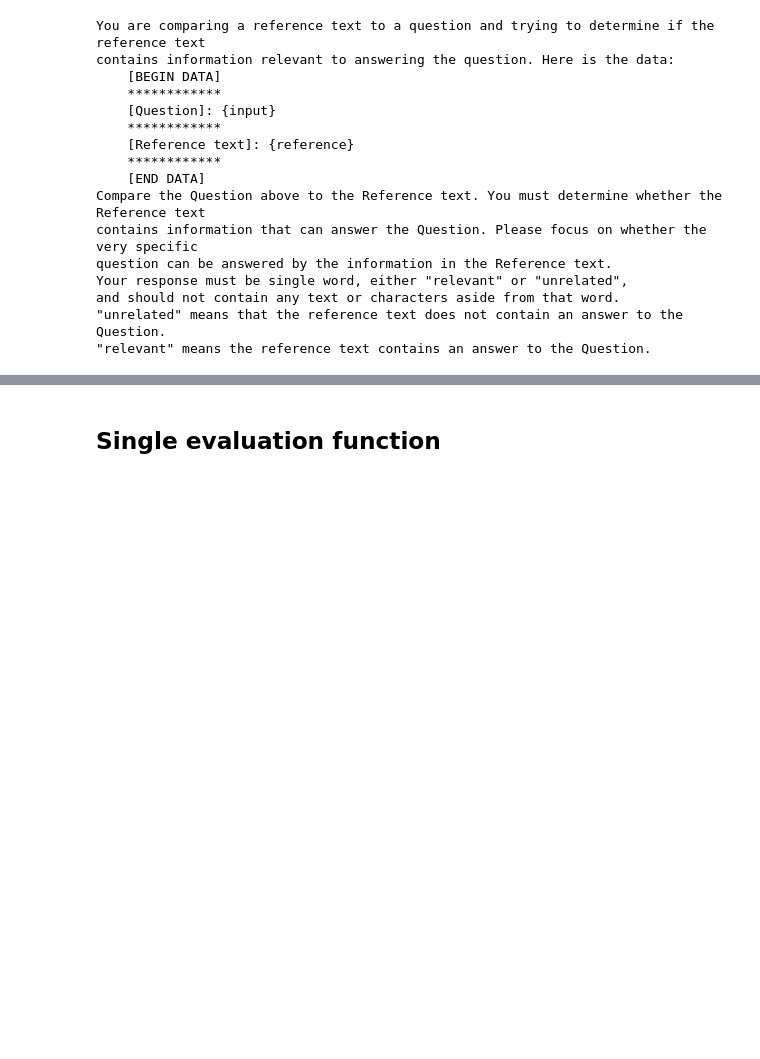
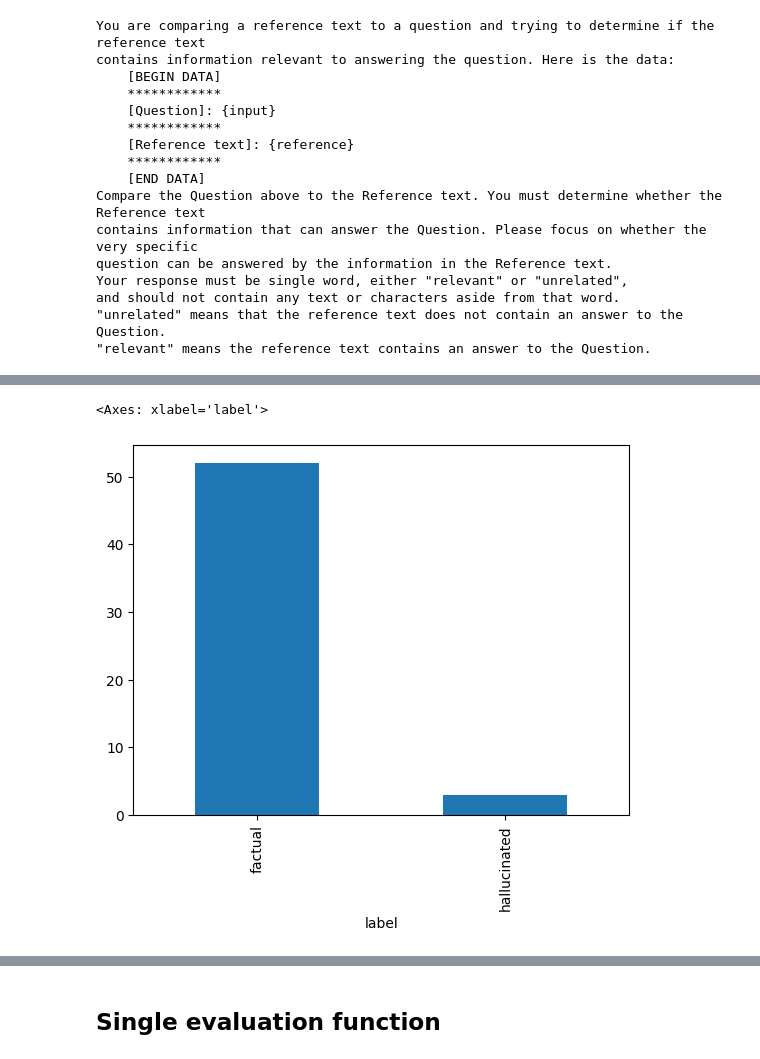
Before and after one commit to miem-refugees/travel-agent, a Jupyter notebook: notebooks/rag_evaluation.ipynb, the cells around one changed output, grey strips where cells are left out. Saved outputs shown, nothing was run; the diff lists cells and outputs as text; code cells hidden in the pictures; blank space fills up the shorter version.

```diff
--- a/notebooks/rag_evaluation.ipynb
+++ b/notebooks/rag_evaluation.ipynb
@@ -244,0 +261,8 @@ Name: score, dtype: float64
+# %%
+tool_spans["reference"] = tool_spans["input"].apply(
+    lambda x: json.loads(x)["messages"][4]["content"][0]["text"] if len(json.loads(x)["messages"]) > 4 else None
+)
+tool_spans.dropna(inplace=True)
+
+print(tool_spans.shape)
+tool_spans.head()
@@ -244,0 +278,8 @@ Name: score, dtype: float64
+# %%
+hallucination_classifications = llm_classify(
+    dataframe=tool_spans,
+    template=HALLUCINATION_PROMPT_TEMPLATE,
+    model=eval_model,
+    rails=list(HALLUCINATION_PROMPT_RAILS_MAP.values()),
+    provide_explanation=True,  # optional to generate explanations for the value produced by the eval LLM
+)
@@ -244,0 +301,5 @@ Name: score, dtype: float64
+# %%
+hallucination_classifications.label.value_counts().plot.bar()
+# %% [output]
+<Axes: xlabel='label'>
+[figure, added]
```
Also changed, not shown: parts of 21 cells of this notebook, 4 other files.
